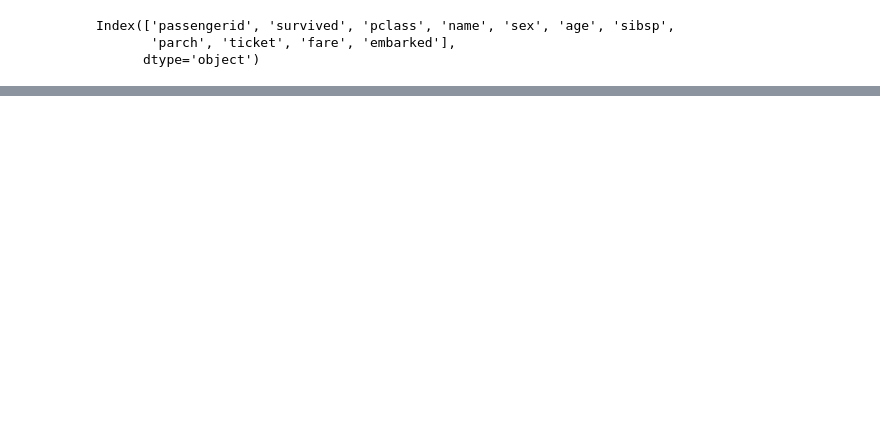
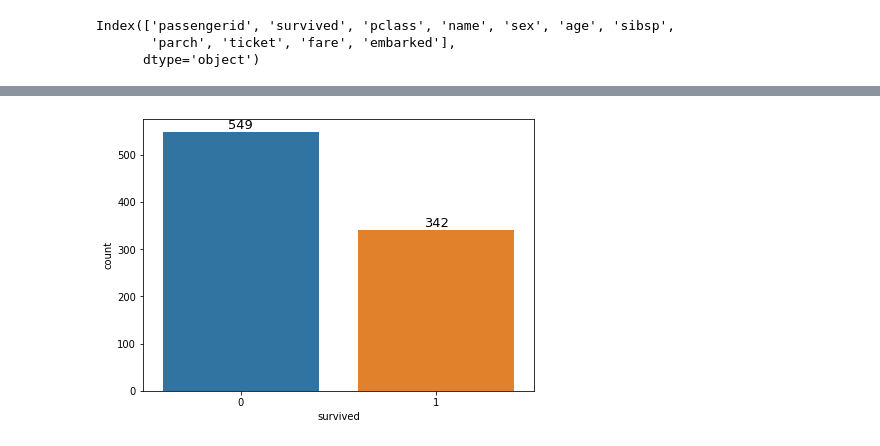
Before and after one commit to MEnesAkpinar/Titanic_Project_Prediction_with_ML, a Jupyter notebook: Titanic_Prediction_with_ML.ipynb, the cells around one changed output, grey strips where cells are left out. Saved outputs shown, nothing was run; the diff lists cells and outputs as text; code cells hidden in the pictures; blank space fills up the shorter version.

```diff
--- a/Titanic_Prediction_with_ML.ipynb
+++ b/Titanic_Prediction_with_ML.ipynb
@@ -634,0 +878,9 @@ train
+# %%
+# with seaborn
+
+plt.figure(figsize = (7,5))
+sns.countplot(data = train, x = 'survived');
+for index,value in enumerate(train.survived.value_counts()):
+     plt.text(index, value, f'{value}', ha = 'center', va = 'bottom', fontsize = 13);
+# %% [output]
+[figure, added]
```
Also changed, not shown: parts of 85 cells of this notebook.
